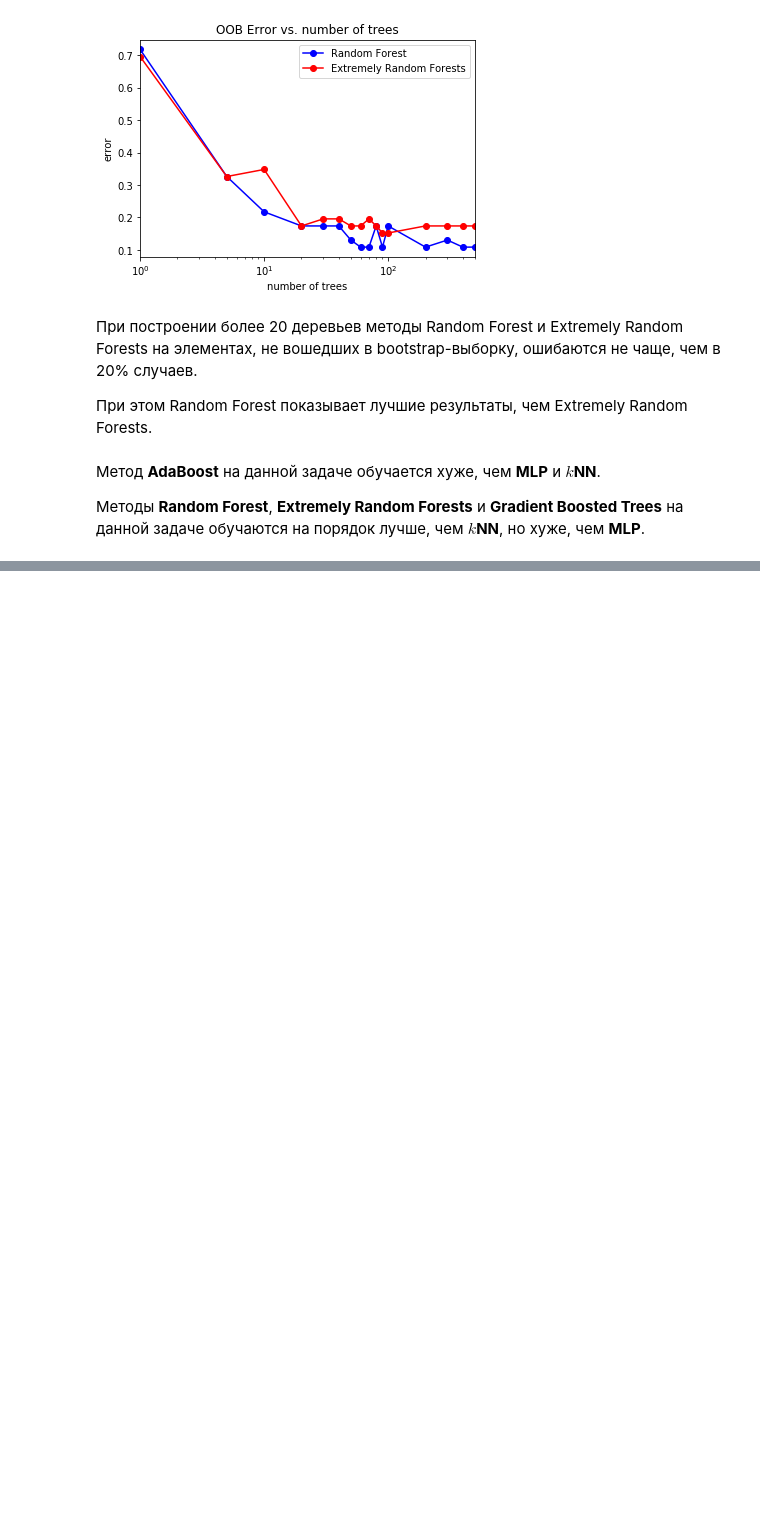
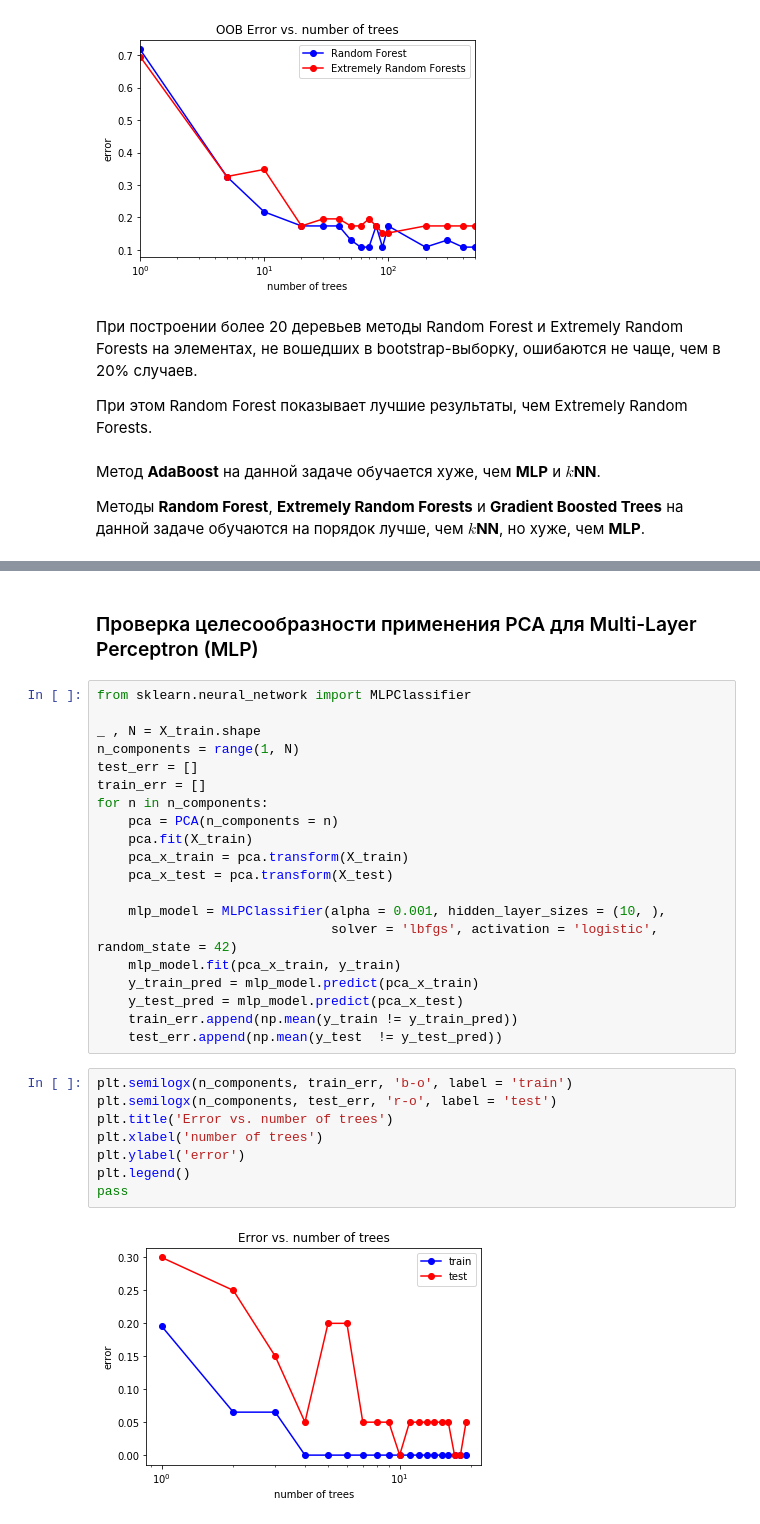
Before and after one commit to Shiryaeva-vera/SwedishCrimeStatistics, a Jupyter notebook: SwedishCrimeStatistics.ipynb, the cells around one changed output, grey strips where cells are left out. Cells and saved outputs as stored; diff of their text form; blank space fills up the shorter version.

```diff
--- a/SwedishCrimeStatistics.ipynb
+++ b/SwedishCrimeStatistics.ipynb
@@ -1032,0 +1077,32 @@ pass
+# %% [markdown]
+### Проверка целесообразности применения PCA для Multi-Layer Perceptron (MLP)
+# %%
+from sklearn.neural_network import MLPClassifier
+
+_ , N = X_train.shape
+n_components = range(1, N)
+test_err = []
+train_err = []
+for n in n_components:
+    pca = PCA(n_components = n)
+    pca.fit(X_train)
+    pca_x_train = pca.transform(X_train)
+    pca_x_test = pca.transform(X_test)
+
+    mlp_model = MLPClassifier(alpha = 0.001, hidden_layer_sizes = (10, ),
+                              solver = 'lbfgs', activation = 'logistic', random_state = 42)
+    mlp_model.fit(pca_x_train, y_train)
+    y_train_pred = mlp_model.predict(pca_x_train)
+    y_test_pred = mlp_model.predict(pca_x_test)
+    train_err.append(np.mean(y_train != y_train_pred))
+    test_err.append(np.mean(y_test  != y_test_pred))
+# %%
+plt.semilogx(n_components, train_err, 'b-o', label = 'train')
+plt.semilogx(n_components, test_err, 'r-o', label = 'test')
+plt.title('Error vs. number of trees')
+plt.xlabel('number of trees')
+plt.ylabel('error')
+plt.legend()
+pass
+# %% [output]
+[figure, added]
```
Also changed, not shown: parts of 8 cells of this notebook.
